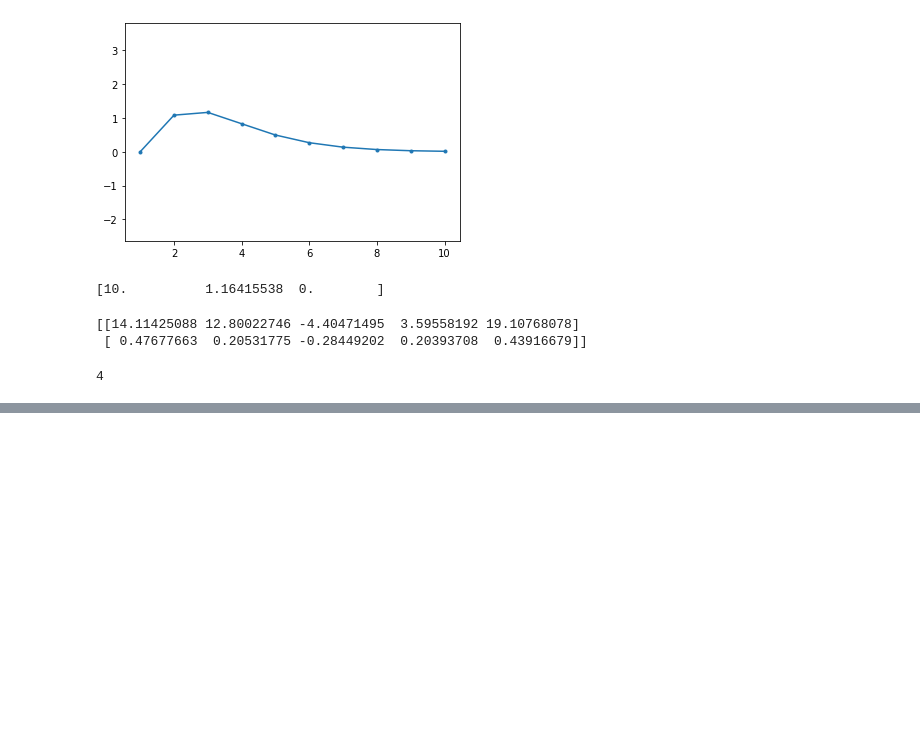
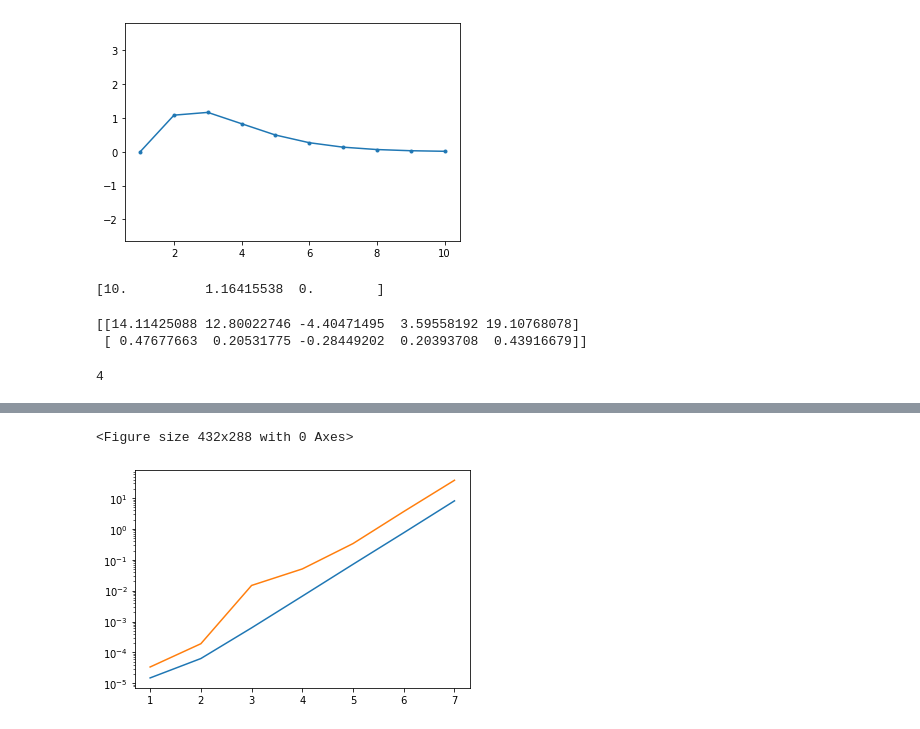
Before and after one commit to wolfram1293/Algorithm, a Jupyter notebook: test.ipynb, the cells around one changed output, grey strips where cells are left out. Saved outputs shown, nothing was run; the diff lists cells and outputs as text; code cells hidden in the pictures; blank space fills up the shorter version.

```diff
--- a/test.ipynb
+++ b/test.ipynb
@@ -1082,0 +1098,18 @@ print(res['data']['user']['organizations']['totalCount'])
+# %%
+with open('test1.txt', mode='r') as f:
+    y21 = list(map(float, f.read().split(',')))
+
+with open('test1vm.txt', mode='r') as f:
+    y22 = list(map(float, f.read().split(',')))
+# %%
+import matplotlib.pyplot as plt
+x = [i for i in range(1, 8)]
+plt.figure()
+fig, ax = plt.subplots()
+ax.set_yscale('log')
+ax.plot(x, y21)
+ax.plot(x, y22)
+plt.show()
+# %% [output]
+<Figure size 432x288 with 0 Axes>
+[figure, added]
```
Also changed, not shown: parts of 2 cells of this notebook, 5 other files.
